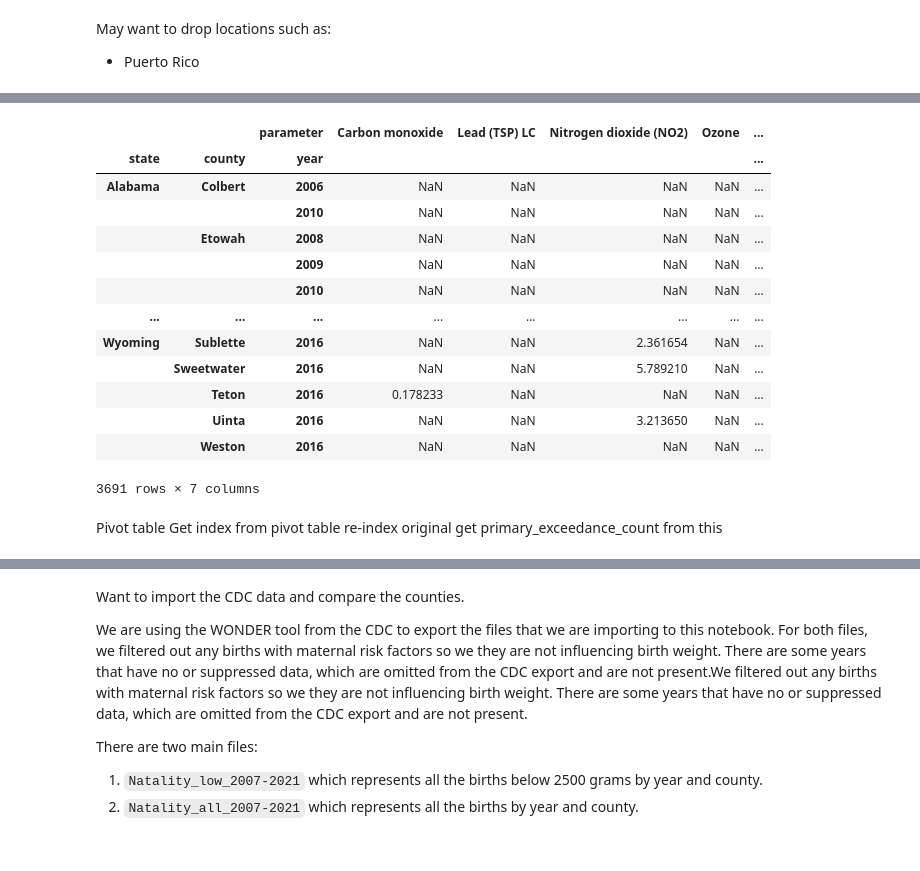
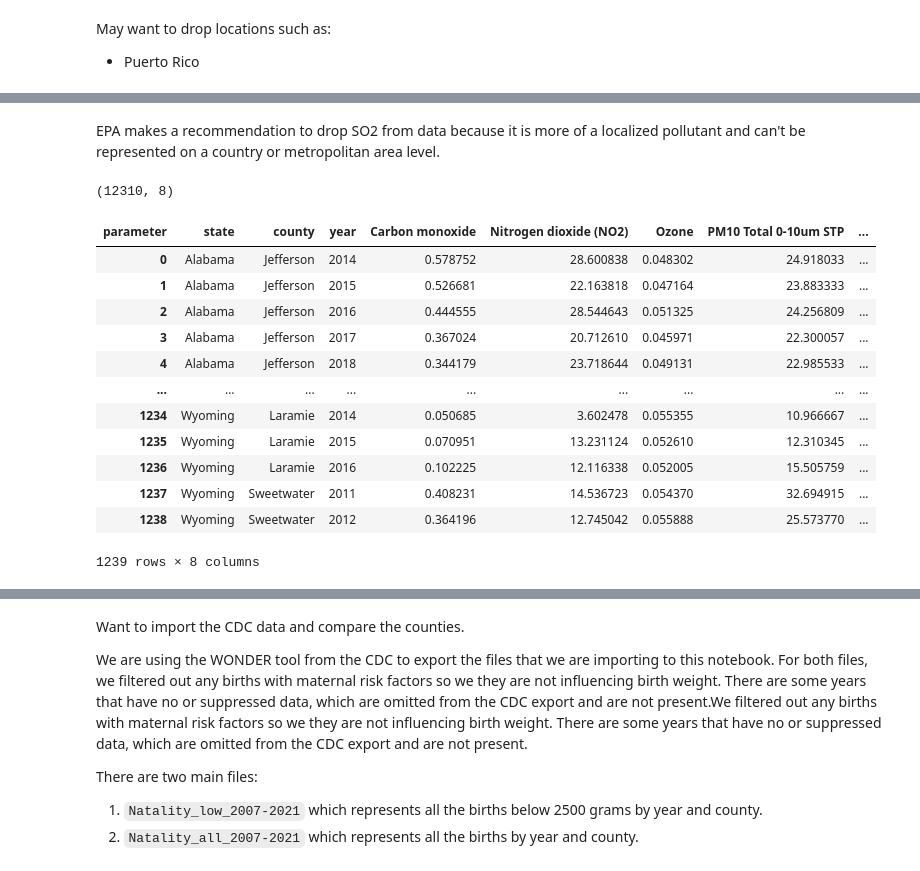
Before and after one commit to wdegraw93/low_birth_weight_vs_aqi_study, a Jupyter notebook: matt.ipynb, the cells around one changed output, grey strips where cells are left out. Drawn from its saved outputs; the diff is of its cells as text; code cells hidden in the pictures.

```diff
--- a/matt.ipynb
+++ b/matt.ipynb
@@ -150,2 +152,4 @@ May want to drop locations such as:
 
 The data came in as individual rows, but we need to transform/reshape the data so that the AQI pollutants are columns and the values match with the year/state/county they are reported in so that we can have a complete dataset for modeling.
+# %% [markdown]
+EPA makes a recommendation to drop SO2 from data because it is more of a localized pollutant and can't be represented on a country or metropolitan area level.
@@ -151,0 +159,8 @@ The data came in as individual rows, but we need to transform/reshape the data s
+# %%
+aqs = pd.pivot_table(aqs, values="arithmetic_mean",
+                       index=["state", "county", "year"],
+                       columns=["parameter"],
+                       aggfunc='max')
+aqs.shape
+# %% [output]
+(12310, 8)
@@ -151,0 +176,16 @@ The data came in as individual rows, but we need to transform/reshape the data s
+# %%
+aqs
+# %% [output]
+| parameter | state | county | year | Carbon monoxide | Nitrogen dioxide (NO2) | Ozone | PM10 Total 0-10um STP | ... |
+| 0 | Alabama | Jefferson | 2014 | 0.578752 | 28.600838 | 0.048302 | 24.918033 | ... |
+| 1 | Alabama | Jefferson | 2015 | 0.526681 | 22.163818 | 0.047164 | 23.883333 | ... |
+| 2 | Alabama | Jefferson | 2016 | 0.444555 | 28.544643 | 0.051325 | 24.256809 | ... |
+| 3 | Alabama | Jefferson | 2017 | 0.367024 | 20.712610 | 0.045971 | 22.300057 | ... |
+| 4 | Alabama | Jefferson | 2018 | 0.344179 | 23.718644 | 0.049131 | 22.985533 | ... |
+| ... | ... | ... | ... | ... | ... | ... | ... | ... |
+| 1234 | Wyoming | Laramie | 2014 | 0.050685 | 3.602478 | 0.055355 | 10.966667 | ... |
+| 1235 | Wyoming | Laramie | 2015 | 0.070951 | 13.231124 | 0.052610 | 12.310345 | ... |
+| 1236 | Wyoming | Laramie | 2016 | 0.102225 | 12.116338 | 0.052005 | 15.505759 | ... |
+| 1237 | Wyoming | Sweetwater | 2011 | 0.408231 | 14.536723 | 0.054370 | 32.694915 | ... |
+| 1238 | Wyoming | Sweetwater | 2012 | 0.364196 | 12.745042 | 0.055888 | 25.573770 | ... |
+1239 rows × 8 columns
@@ -154,22 +199,0 @@ pivot = pd.pivot_table(aqs, values="arithmetic_mean", index=["state", "county",
-# %%
-pivot
-# %% [output]
-|  |  | parameter | Carbon monoxide | Lead (TSP) LC | Nitrogen dioxide (NO2) | Ozone | ... |
-| state | county | year |  |  |  |  | ... |
-| Alabama | Colbert | 2006 | NaN | NaN | NaN | NaN | ... |
-|  |  | 2010 | NaN | NaN | NaN | NaN | ... |
-|  | Etowah | 2008 | NaN | NaN | NaN | NaN | ... |
-|  |  | 2009 | NaN | NaN | NaN | NaN | ... |
-|  |  | 2010 | NaN | NaN | NaN | NaN | ... |
-| ... | ... | ... | ... | ... | ... | ... | ... |
-| Wyoming | Sublette | 2016 | NaN | NaN | 2.361654 | NaN | ... |
-|  | Sweetwater | 2016 | NaN | NaN | 5.789210 | NaN | ... |
-|  | Teton | 2016 | 0.178233 | NaN | NaN | NaN | ... |
-|  | Uinta | 2016 | NaN | NaN | 3.213650 | NaN | ... |
-|  | Weston | 2016 | NaN | NaN | NaN | NaN | ... |
-3691 rows × 7 columns
-# %% [markdown]
-Pivot table
-Get index from pivot table
-re-index original
-get primary_exceedance_count from this
```
Also changed, not shown: parts of 142 cells of this notebook, 12 other files.
